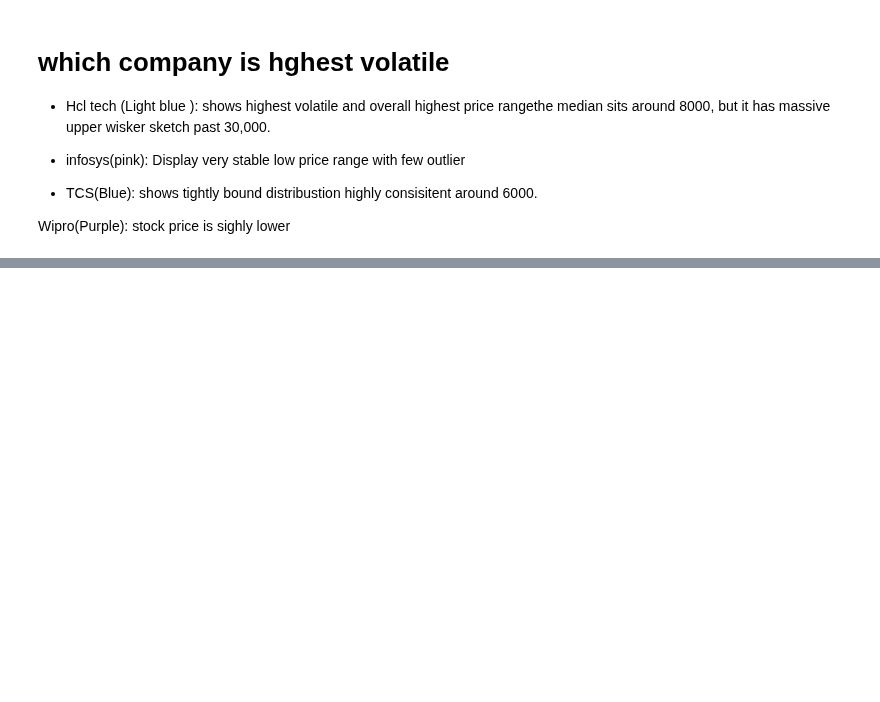
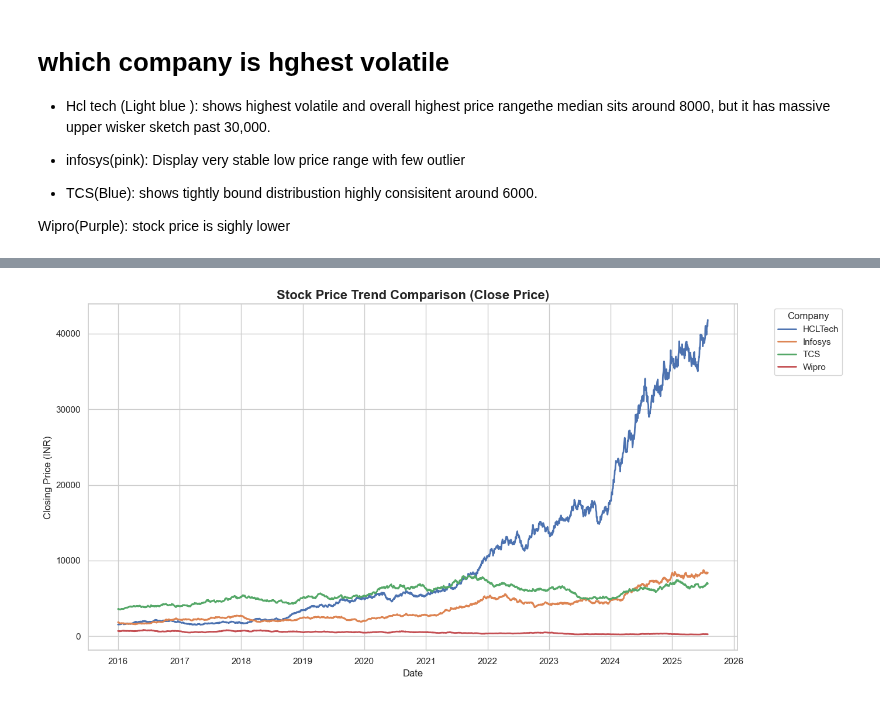
Before and after one commit to vishnu-pratap-singh/KPMG-ML-, a Jupyter notebook: Time Series/Stock_time_series.ipynb, the cells around one changed output, grey strips where cells are left out. Drawn from its saved outputs; the diff is of its cells as text; code cells hidden in the pictures; blank space fills up the shorter version.

Commit message:
Time series Analysis of stock

```diff
--- a/Time Series/Stock_time_series.ipynb
+++ b/Time Series/Stock_time_series.ipynb
@@ -191,0 +204,23 @@ Passing `palette` without assigning `hue` is deprecated and will be removed in v
+# %%
+# compare each company’s price trend
+
+# Ensure Date is in datetime format and data is sorted chronologically
+
+
+# Set up the plot style
+plt.figure(figsize=(14, 7))
+sns.set_theme(style="whitegrid")
+
+# Plot the lines for each company
+sns.lineplot(data=df, x='Date', y='Close', hue='Company', linewidth=2)
+
+# Customize titles and labels
+plt.title('Stock Price Trend Comparison (Close Price)', fontsize=16, fontweight='bold')
+plt.xlabel('Date', fontsize=12)
+plt.ylabel('Closing Price (INR)', fontsize=12)
+plt.legend(title='Company', bbox_to_anchor=(1.05, 1), loc='upper left')
+
+plt.tight_layout()
+plt.show()
+# %% [output]
+[figure, added]
```
Also changed, not shown: parts of 16 cells of this notebook.
